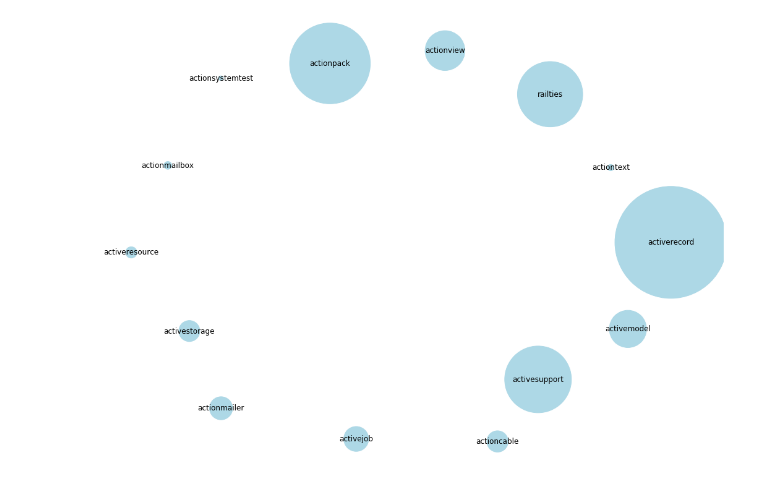
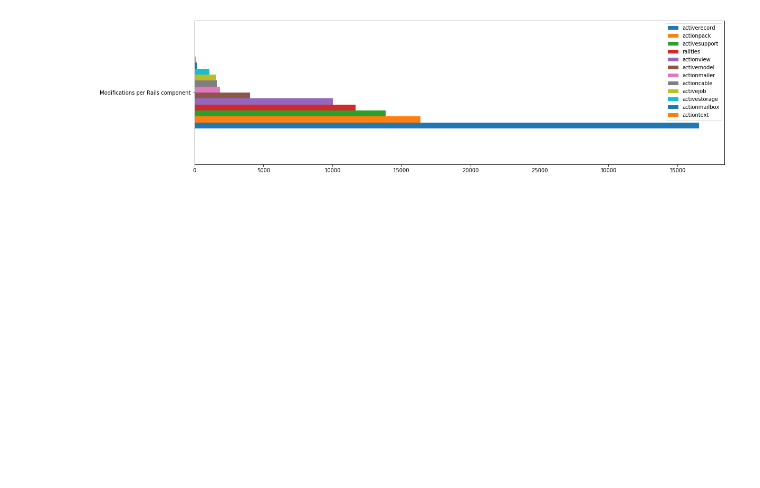
Before and after one commit to janschill/uni-software_architecture, a Jupyter notebook: reconstruction/schi/evolution.ipynb, the cells around one changed output. Saved outputs shown, nothing was run; the diff lists cells and outputs as text; code cells hidden in the pictures; blank space fills up the shorter version.

```diff
--- a/reconstruction/schi/evolution.ipynb
+++ b/reconstruction/schi/evolution.ipynb
@@ -87,5 +270,6 @@ sorted(commit_counts_from_v0.items(), key=lambda x:x[1], reverse=True)
 # %%
 # Feb 5, 2010
-commit_counts_from_v3 = count_file_modifications_simple(REPOSITORY_URL, 'v3.0.0.beta1')
-sorted(commit_counts_from_v3.items(), key=lambda x:x[1], reverse=True)
+# commit_counts_from_v3 = count_file_modifications_simple(REPOSITORY_URL, 'v3.0.0.beta1')
+commit_counts_from_v3 = mdcxs
+# sorted(commit_counts_from_v3.items(), key=lambda x:x[1], reverse=True)
 # %% [output]
@@ -152,7 +318,7 @@ components = group_by_component(filtered_commit_modifications)
 def sum_modifications_by_module(comps):
     components_modifications_total = dict()
     for k, v in comps.items():
-        components_modifications_total[k] = sum(i[1] for i in v)
+        components_modifications_total[k] = sum(i[1][0] for i in v)
     return components_modifications_total
 # %%
 components_with_total_modifications = sum_modifications_by_module(components)
@@ -181,7 +347,7 @@ sorted(components_with_total_modifications.items(), key=lambda x:x[0], reverse=F
 def filter_relevant_components(components):
     relevants = {}
     for k, v in components.items():
-        if k[0:2] == 'ac' or k == 'railties':
+        if k in rails_components():
             relevants[k] = v
     return relevants
 # %%
@@ -212,4 +369,7 @@ ax = df.plot.barh(figsize=(18,5))
-# %%
-draw_graph_with_weights(modifications_graph(relevant_components), lambda c: relevant_components[c])
-# %% [output]
-[figure, removed]
+# %%
+sorted_relevant_components = {k: v for k, v in sorted(relevant_components.items(), key=lambda item: item[1], reverse=True)}
+df = pd.DataFrame(sorted_relevant_components, index=['Modifications per Rails component'])
+ax = df.plot.barh(figsize=(18,5))
+# draw_graph_with_weights(modifications_graph(relevant_components), lambda c: relevant_components[c])
+# %% [output]
+[figure, added]
```
Also changed, not shown: parts of 27 cells of this notebook.
